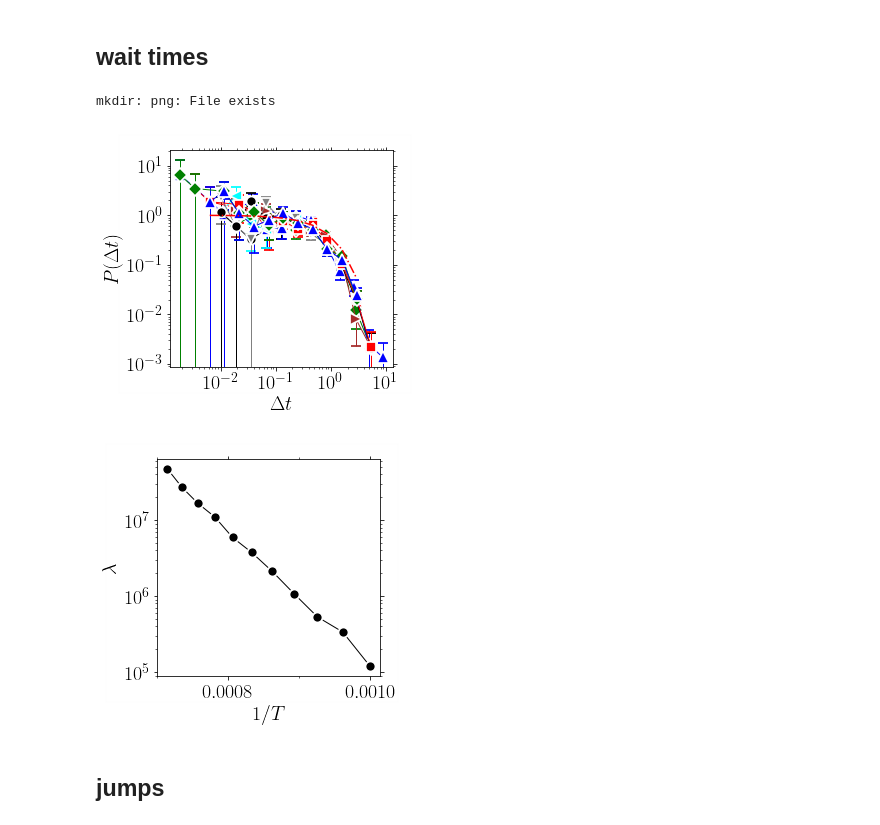
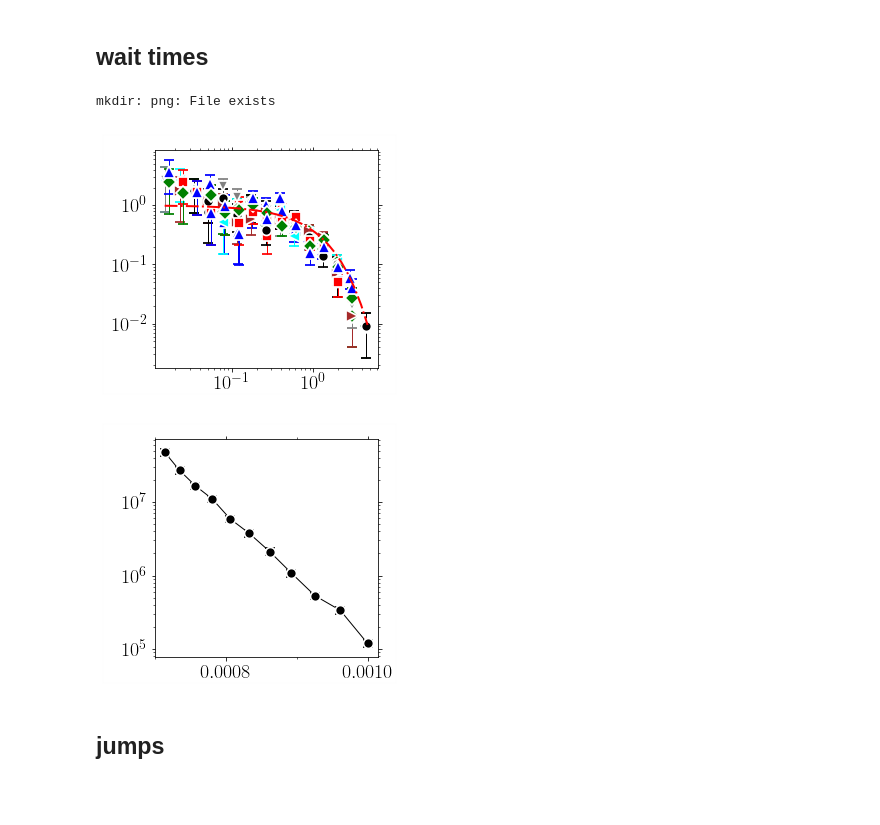
Before and after one commit to kkarimi62/vacancyDiffusion, a Jupyter notebook: postproc/postproc.ipynb, the cells around one changed output. Cells and saved outputs as stored; diff of their text form; code cells hidden in the pictures; blank space fills up the shorter version.

```diff
--- a/postproc/postproc.ipynb
+++ b/postproc/postproc.ipynb
@@ -821,24 +896,27 @@ class Stats(Temperature):
             if self.verbose:
                 print('data.shape (per temperature):',np.array(data).shape)
             data = np.concatenate(data) #,axis=0)
-            self.mean_rate[temp] = 1.0 / data.mean()
+            rate = 1.0 / data.mean()
+            self.mean_rate[temp] = [ rate, rate*(1/len(data)**0.5)]
             if scale:
                 data /= data.mean()
             if self.verbose:
                 print('data.shape (concatenated):',data.shape)
             #--- histogram
-            hist, bin_edges, err = utl.GetPDF(data,n_per_decade=4)
+            hist, bin_edges, err = utl.GetPDF(data,n_per_decade=6)
             #--- plot
             utl.PltErr(bin_edges,hist,
                           yerr=err,
-                   attrs=symbols.GetAttrs(count=indx%7,label=r'$%s$'%temp),
+                   attrs=symbols.GetAttrs(count=indx%7,label=r'$%s$'%temp,fmt='.'),
                    ax = self.ax,
                    Plot=False,
                           )
         #
-        utl.PltErr(bin_edges if scale else None,
-                   np.exp(-bin_edges) if scale else None,
-                   attrs={'fmt':'-.r'},
+        xhi=self.ax.axis()[1]
+        xarr = np.logspace(np.log10(xhi)-2.5,np.log10(xhi),32)
+        utl.PltErr( xarr if scale else None,
+                   np.exp(-xarr) if scale else None,
+                   attrs={'fmt':'-.r','lw':2},
                    ax=self.ax,
                    Plot=False,
 
@@ -856,7 +934,8 @@ class Stats(Temperature):
         symbols=utl.Symbols()
         legends = Legends()
         legends.Set(bbox_to_anchor=(1.0,0.5,0.5,0.5))
-        data = list(map(lambda x:self.mean_rate[ x ], self.temps))
+        data = list(map(lambda x:self.mean_rate[ x ][0], self.temps))
+        err = list(map(lambda x:self.mean_rate[ x ][1], self.temps))
 #             utl.PltErr(data[:,0],data[:,1],
 #                    yerr=data[:,2],
 #                    ax = self.ax,
@@ -866,6 +945,7 @@ class Stats(Temperature):
 
         utl.PltErr(1.0/np.array(self.temps),
                    data,
+                   yerr=err,
                    attrs=symbols.GetAttrs(),
                    DrawFrame=DRAW_FRAME,
                    **kwargs
@@ -895,41 +975,41 @@ class Stats(Temperature):
 if not eval(confParser['flags']['RemoteMachine']):
     !mkdir png
 
     stats = Stats(
 #        [1000,1200,1400,1600,1800,2000],6,
         np.arange(1000,1440,40),1,
         verbose=False
                      )
 #    stats.Parse( list(map(lambda x:'CantorNatom16KTemp%sKEnsemble8/Run%s/msd/event_times.txt'%(x[0],x[1]),
     stats.Parse( list(map(lambda x:'NiNatom16KTemp%sK/Run%s/msd/event_times.txt'%(x[0],x[1]),
                          stats.temps_runs ))
                )
     stats.PlotWaitTimes(scale=True,
                         **{'xscale':'log',
                   'yscale':'log',
 #                   'xlim':(1e-9,1e-3),
-#                   'ylim':(1e-3,1e1), #(1e-5,1e2),
-                           'xstr':r'$\Delta t$',
-                           'ystr':r'$P(\Delta t)$',
+#                   'ylim':(1e-4,2e1), #(1e-5,1e2),
+#                           'xstr':r'$\Delta t$',
+#                           'ystr':r'$P(\Delta t)$',
                    'title':'png/waitTimes_unscaled_ni.png'},
 
                        )
     stats.PlotAverageRate(
                 **{
 #                  'xscale':'log',
                   'yscale':'log',
 #                   'xlim':(1e-9,1e-3),
 #                   'ylim':(1e11,1e12), #(1e-5,1e2),
-                           'xstr':r'$1/T$',
-                           'ystr':r'$\lambda$',
-                   'title':'png/eventRate_cantor.png'},
+#                           'xstr':r'$1/T$',
+#                           'ystr':r'$\lambda$',
+                   'title':'png/eventRate_ni.png'},
 
     )
     #stats.Barries()
 # %% [output]
 mkdir: png: File exists
-[figure, old version]
+[figure, new version]
-[figure, old version]
+[figure, new version]
 # %% [markdown]
 ## jumps
 # %%
```
Also changed, not shown: parts of 4 cells of this notebook.
